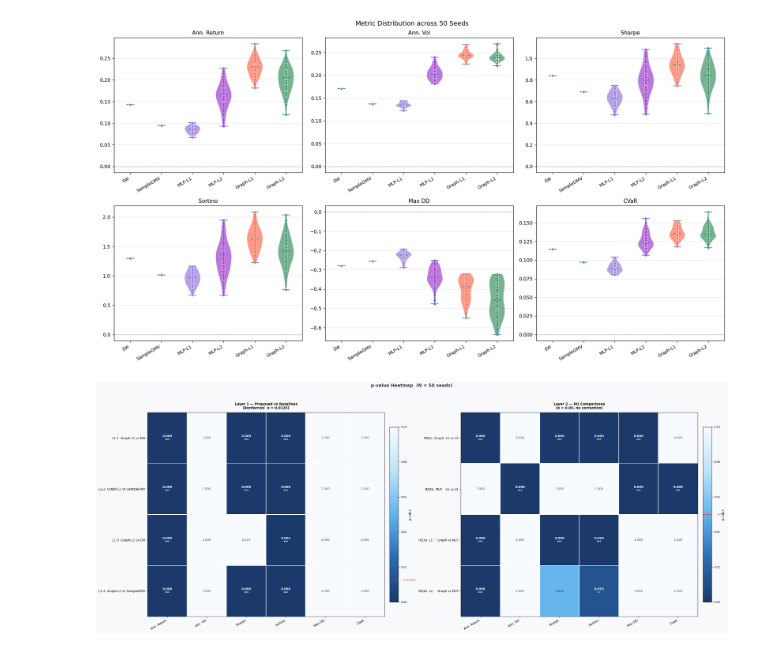
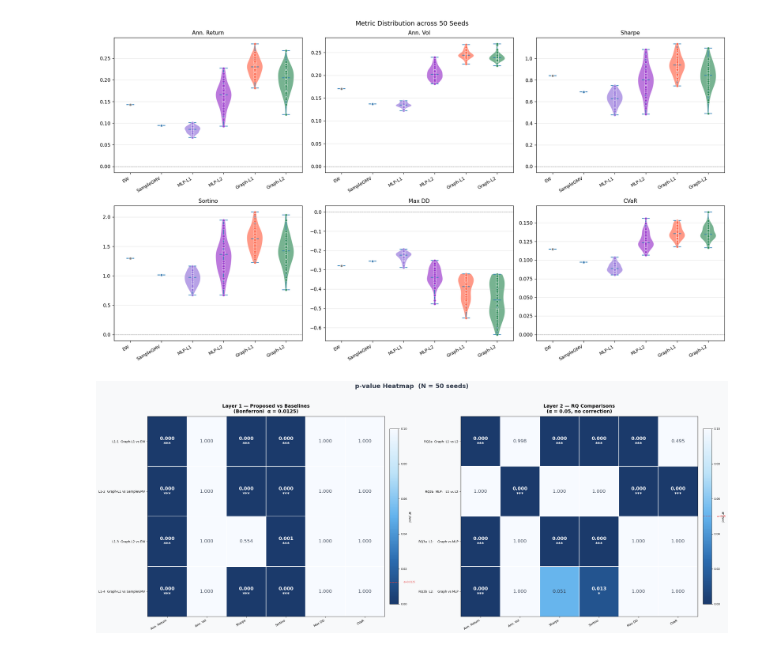
Before and after one commit to taekyounglee1224/Graph-E2E-PO, a Jupyter notebook: stats_test.ipynb, the cells around one changed output. Saved outputs shown, nothing was run; the diff lists cells and outputs as text; code cells hidden in the pictures.

Commit message:
p-value heatmap modified

```diff
--- a/stats_test.ipynb
+++ b/stats_test.ipynb
@@ -314,35 +314,35 @@ for ax, layer_tag, pairs, title in [
             txt   = f'{pval:.3f}\n{stars}' if stars else f'{pval:.3f}'
             fc    = 'white' if pval < 0.04 else ('#2d3748' if pval < 0.08 else '#4a5568')
             ax.text(j, i, txt, ha='center', va='center',
-                    fontsize=9, fontweight='bold' if stars else 'normal', color=fc)
+                    fontsize=14, fontweight='bold' if stars else 'normal', color=fc)
 
     ax.set_xticks(np.arange(len(METRICS)) - 0.5, minor=True)
     ax.set_yticks(np.arange(len(row_labels)) - 0.5, minor=True)
     ax.grid(which='minor', color='white', linewidth=1.5)
     ax.tick_params(which='minor', bottom=False, left=False)
     ax.set_xticks(range(len(METRICS)))
     ax.set_xticklabels(METRICS, fontsize=9, rotation=30, ha='right')
     ax.set_yticks(range(len(row_labels)))
     ax.set_yticklabels(row_labels, fontsize=9)
-    ax.set_title(title, fontsize=10, pad=10, fontweight='bold')
+    ax.set_title(title, fontsize=14, pad=10, fontweight='bold')
     ax.set_facecolor('#f8f9fa')
 
     cb = plt.colorbar(im, ax=ax, fraction=0.035, pad=0.02)
     cb.set_label('p-value', fontsize=9)
     cb.ax.tick_params(labelsize=8)
 
     alpha_thr = 0.0125 if layer_tag == 'Layer 1' else 0.05
     cb.ax.axhline(alpha_thr, color='#e53e3e', linewidth=1.5, linestyle='--')
     cb.ax.text(1.6, alpha_thr, f'α={alpha_thr}', va='center',
                fontsize=7, color='#e53e3e', transform=cb.ax.transData)
 
 plt.suptitle(
     f'p-value Heatmap  (N = {N_RUNS} seeds)',
-    fontsize=13, fontweight='bold', y=1.03, color='#2d3748'
+    fontsize=18, fontweight='bold', y=1.03, color='#2d3748'
 )
 plt.tight_layout()
 plt.savefig('results/pvalue_heatmap.png', dpi=450, bbox_inches='tight',
             facecolor=fig.get_facecolor())
 plt.show()
 # %% [output]
-[figure, old version]
+[figure, new version]
```
Also changed, not shown: 1 other file.
